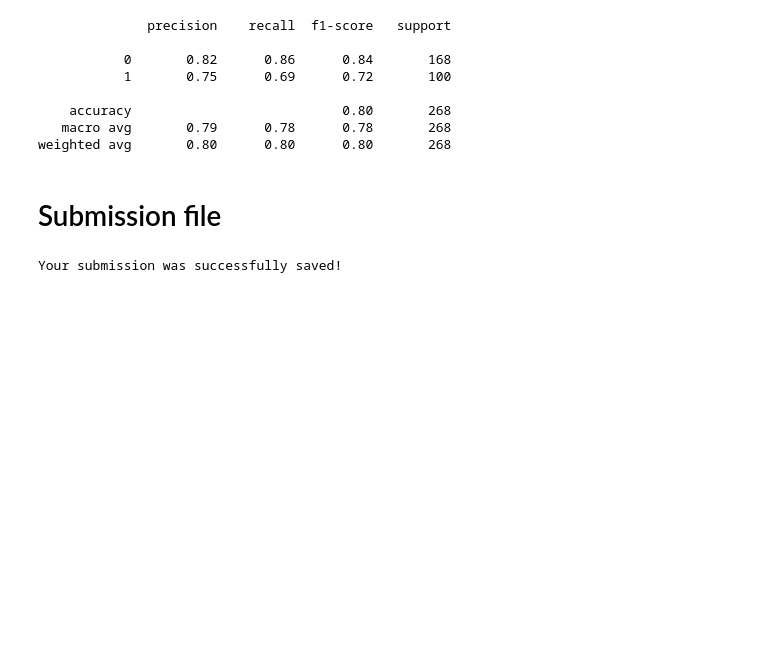
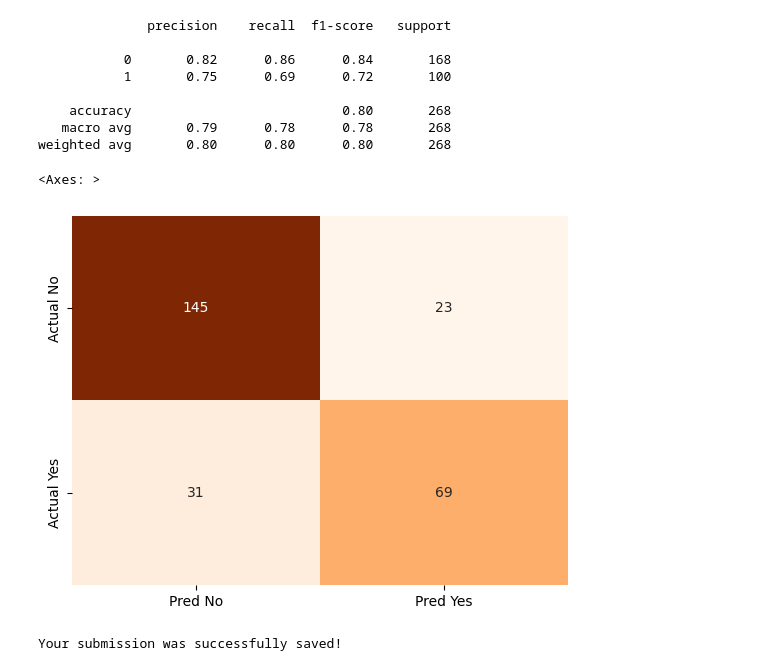
Before and after one commit to shivarjunpawan/DM, a Jupyter notebook: Datamining.ipynb, the cells around one changed output. Drawn from its saved outputs; the diff is of its cells as text; code cells hidden in the pictures; blank space fills up the shorter version.

```diff
--- a/Datamining.ipynb
+++ b/Datamining.ipynb
@@ -360,8 +384,11 @@ print(classification_report(y_test,prd))
     accuracy                           0.80       268
    macro avg       0.79      0.78      0.78       268
 weighted avg       0.80      0.80      0.80       268
-# %% [markdown]
-# Submission file
+# %%
+sns.heatmap(confusion, annot=True, fmt='d', cmap='Oranges', cbar=False, xticklabels=['Pred No', 'Pred Yes'], yticklabels=['Actual No', 'Actual Yes'])
+# %% [output]
+<Axes: >
+[figure, added]
 # %%
 output = pd.DataFrame({'PassengerId':test.PassengerId,'Survived': prd1})
 output.to_csv('submission.csv', index=False)
```
Also changed, not shown: parts of 14 cells of this notebook.
